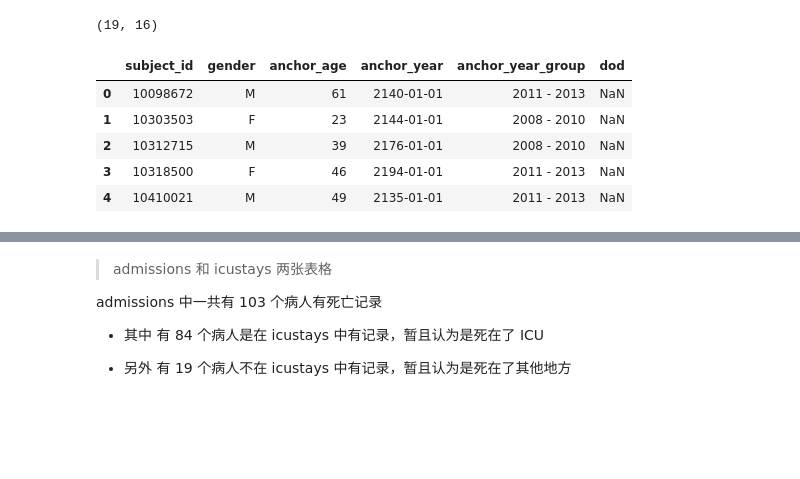
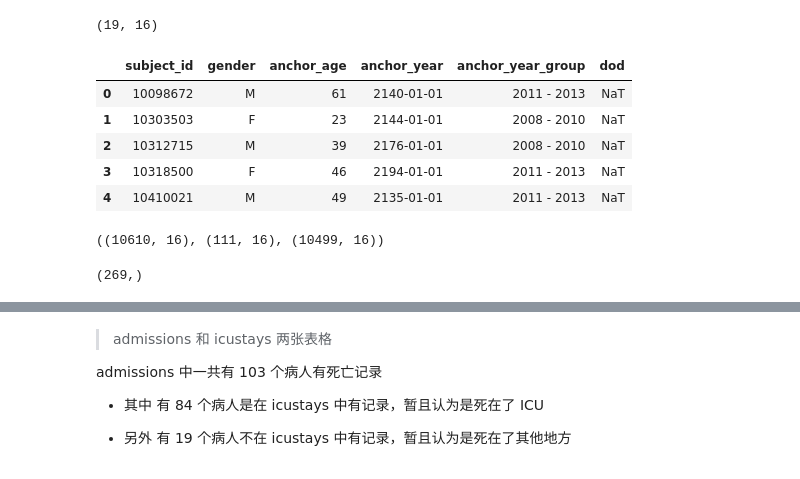
Before and after one commit to sitdownkevin/IBD-EDA, a Jupyter notebook: scripts/info_from_icustays.ipynb, the cells around one changed output, grey strips where cells are left out. Cells and saved outputs as stored; diff of their text form; code cells hidden in the pictures; blank space fills up the shorter version.

```diff
--- a/scripts/info_from_icustays.ipynb
+++ b/scripts/info_from_icustays.ipynb
@@ -80,14 +78,35 @@ df2[df2['deathtime'] == df2['dischtime']][~df2[df2['deathtime'] == df2['dischtim
 # %%
 df3 = pd.read_csv('../data/patients_ibd.csv')
 df3['anchor_year'] = df3['anchor_year'].apply(lambda x: pd.to_datetime('{}-01-01'.format(x)))
+df3['dod'] = pd.to_datetime(df3['dod'])
 df3.head()
 # %% [output]
 |  | subject_id | gender | anchor_age | anchor_year | anchor_year_group | dod |
-| 0 | 10098672 | M | 61 | 2140-01-01 | 2011 - 2013 | NaN |
-| 1 | 10303503 | F | 23 | 2144-01-01 | 2008 - 2010 | NaN |
-| 2 | 10312715 | M | 39 | 2176-01-01 | 2008 - 2010 | NaN |
-| 3 | 10318500 | F | 46 | 2194-01-01 | 2011 - 2013 | NaN |
-| 4 | 10410021 | M | 49 | 2135-01-01 | 2011 - 2013 | NaN |
+| 0 | 10098672 | M | 61 | 2140-01-01 | 2011 - 2013 | NaT |
+| 1 | 10303503 | F | 23 | 2144-01-01 | 2008 - 2010 | NaT |
+| 2 | 10312715 | M | 39 | 2176-01-01 | 2008 - 2010 | NaT |
+| 3 | 10318500 | F | 46 | 2194-01-01 | 2011 - 2013 | NaT |
+| 4 | 10410021 | M | 49 | 2135-01-01 | 2011 - 2013 | NaT |
 # %%
-df2_dead = df2[df2['deathtime'] == df2['dischtime']]
-df2_alive = df2[~(df2['deathtime'] == df2['dischtime'])]
+# df2_dead = df2[df2['deathtime'] == df2['dischtime']] # admission 事件就是死亡事件
+# df2_alive = df2[~(df2['deathtime'] == df2['dischtime'])] # admission 事件不是死亡事件
+
+df2_dead = df2[~df2['deathtime'].isna()] # admission 事件就是死亡事件
+df2_alive = df2[df2['deathtime'].isna()] # admission 事件不是死亡事件
+
+df2.shape, df2_dead.shape, df2_alive.shape
+# %% [output]
+((10610, 16), (111, 16), (10499, 16))
+# %%
+_ = df2[['subject_id', 'deathtime']].groupby('subject_id').last().reset_index()
+__ = _[
+    _['subject_id'].isin(
+        df3[~df3['dod'].isna()]['subject_id']
+    )
+]
+
+___ = __[~__['subject_id'].isin(df2_dead['subject_id'])]
+
+___['subject_id'].shape # 269 dead not in hospital
+# %% [output]
+(269,)
```
Also changed, not shown: parts of 33 cells of this notebook.
